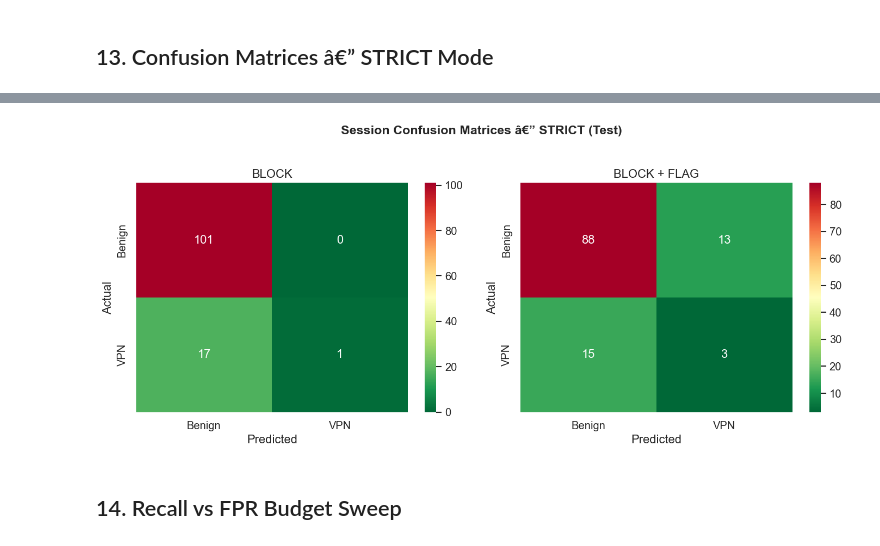
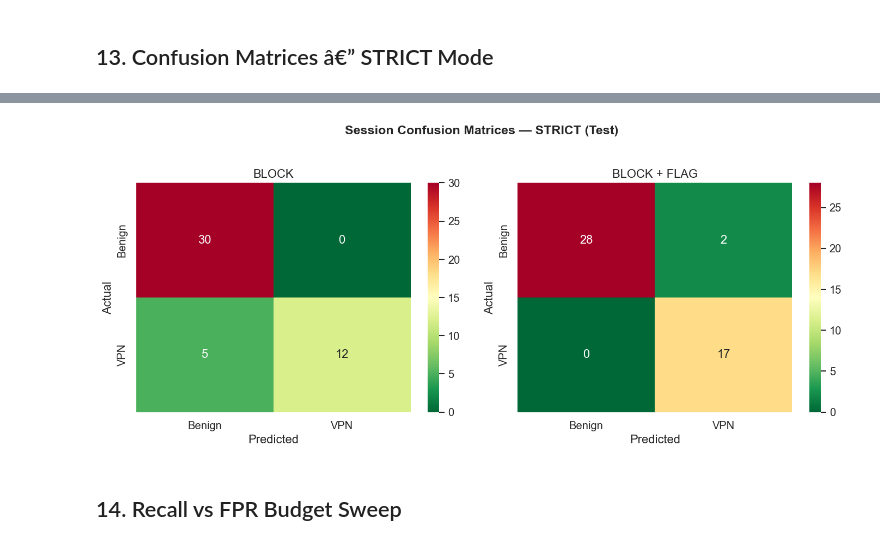
Before and after one commit to MalinaDumitrescu/ai-vpn-firewall, a Jupyter notebook: notebooks/29_firewall_ensemble_evaluation.ipynb, the cells around one changed output, grey strips where cells are left out. Cells and saved outputs as stored; diff of their text form; code cells hidden in the pictures.

Commit message:
Refactor data preparation logic to drop duplicates on numeric feature columns and enhance capture prediction functionality

```diff
--- a/notebooks/29_firewall_ensemble_evaluation.ipynb
+++ b/notebooks/29_firewall_ensemble_evaluation.ipynb
@@ -476,10 +530,17 @@ for split_name, split_df in [('Validation', val_df), ('Test', test_df)]:
 ## 8. Deployment Mode Comparison (STRICT vs BALANCED vs RESEARCH)
 # %%
 from demo_firewall import FirewallBlocker, DeploymentMode
+from demo_firewall.config import ArtifactPaths
+
+# Build artifact paths pointing to the correct (2-dataset) ensemble
+active_artifact_paths = ArtifactPaths(
+    ensemble_dir=ACTIVE_ENSEMBLE_DIR,
+    features_dir=paths.artifacts_root / 'features',
+)
 
 mode_metrics = {}
 for mode in DeploymentMode:
-    blocker = FirewallBlocker(mode=mode)
+    blocker = FirewallBlocker(mode=mode, artifact_paths=active_artifact_paths)
     blocker.load()
     if mode != DeploymentMode.RESEARCH:
         blocker.calibrate_from_validation()
@@ -487,7 +548,7 @@ for mode in DeploymentMode:
         blocker._policy._block_threshold = 0.5
         blocker._policy._flag_threshold = 0.3
         blocker._policy._thresholds_calibrated = True
-    m = blocker.evaluate_dataset()
+    m = blocker.evaluate_dataset(predictions_df=df)  # Use the loaded df
     m['block_threshold'] = blocker._policy._block_threshold
     m['flag_threshold'] = blocker._policy._flag_threshold
     mode_metrics[mode.value] = m
@@ -567,7 +628,7 @@ plt.tight_layout(); plt.show()
 ## 9. Per-Dataset Breakdown (ISCX vs VNAT)
 # %%
 # Use the global STRICT threshold from validation (API-consistent)
-blocker_ds = FirewallBlocker(mode=DeploymentMode.STRICT)
+blocker_ds = FirewallBlocker(mode=DeploymentMode.STRICT, artifact_paths=active_artifact_paths)
 blocker_ds.load(); blocker_ds.calibrate_from_validation()
 strict_thr_global = blocker_ds._policy._block_threshold
 print(f'Global STRICT block threshold (from validation): {strict_thr_global:.6f}')
@@ -723,7 +783,7 @@ plt.tight_layout(); plt.show()
 # %% [markdown]
 ## 13. Confusion Matrices â€” STRICT Mode
 # %%
-blocker = FirewallBlocker(mode=DeploymentMode.STRICT)
+blocker = FirewallBlocker(mode=DeploymentMode.STRICT, artifact_paths=active_artifact_paths)
 blocker.load(); blocker.calibrate_from_validation()
 
 preds_eval = test_df.rename(columns={'prob_iso': 'prob_cal'})
@@ -746,6 +806,6 @@ for ax, yp, title in [(axes[0],y_block,'BLOCK'),(axes[1],y_flag,'BLOCK + FLAG')]
     sns.heatmap(cm, annot=True, fmt='d', cmap='RdYlGn_r', ax=ax,
                 xticklabels=['Benign','VPN'], yticklabels=['Benign','VPN'])
     ax.set_xlabel('Predicted'); ax.set_ylabel('Actual'); ax.set_title(title)
-plt.suptitle('Session Confusion Matrices â€” STRICT (Test)', y=1.02, fontsize=14, fontweight='bold')
+plt.suptitle('Session Confusion Matrices — STRICT (Test)', y=1.02, fontsize=14, fontweight='bold')
 plt.tight_layout(); plt.show()
 # %% [output]
@@ -759,4 +819,4 @@ plt.tight_layout(); plt.show()
-[figure, old version]
+[figure, new version]
 # %% [markdown]
 ## 14. Recall vs FPR Budget Sweep
 # %%
```
Also changed, not shown: parts of 56 cells of this notebook, 9 other files.
